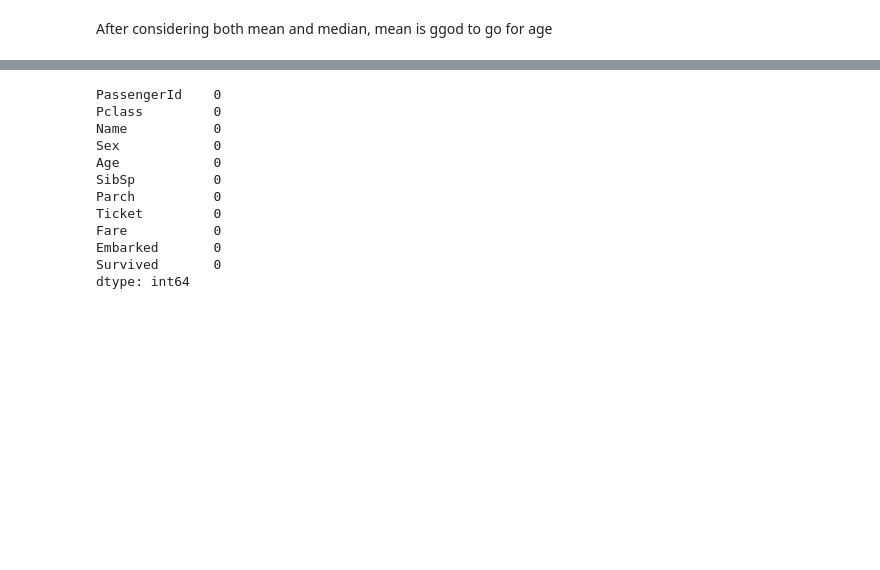
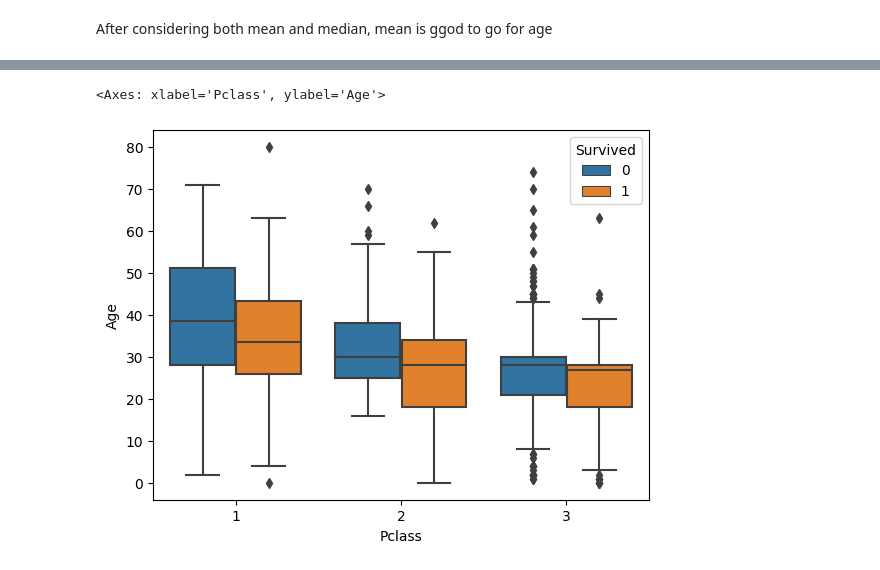
Before and after one commit to Kashem-Ifte/Big-Data-Analytics, a Jupyter notebook: bdanalytics-task02.ipynb, the cells around one changed output, grey strips where cells are left out. Saved outputs shown, nothing was run; the diff lists cells and outputs as text; code cells hidden in the pictures; blank space fills up the shorter version.

```diff
--- a/bdanalytics-task02.ipynb
+++ b/bdanalytics-task02.ipynb
@@ -196,3 +201,10 @@ df['Age'] = df['Age'].fillna(df['Age'].mean)
+# %%
+df['Sex'] = df['Sex'].map( {'male':1,'female':0} )
+# %%
+df['Embarked'] = df['Embarked'].map( {'Q':2,'S':1,'C':0} )
+# %%
+df['Embarked'] = df['Embarked'].fillna(df['Embarked'].mean())
+df['Embarked'] = df['Embarked'].astype(int)
 # %%
 df.isnull().sum()
 # %% [output]
@@ -213,15 +223,6 @@ df = df.dropna()
-# %%
-df.isnull().sum()
-# %% [output]
-PassengerId    0
-Pclass         0
-Name           0
-Sex            0
-Age            0
-SibSp          0
-Parch          0
-Ticket         0
-Fare           0
-Embarked       0
-Survived       0
-dtype: int64
+# %%
+fig = plt.figure()
+sns.boxplot(data= df, x='Pclass', y='Age', hue='Survived')
+# %% [output]
+<Axes: xlabel='Pclass', ylabel='Age'>
+[figure, added]
```
Also changed, not shown: parts of 26 cells of this notebook.
